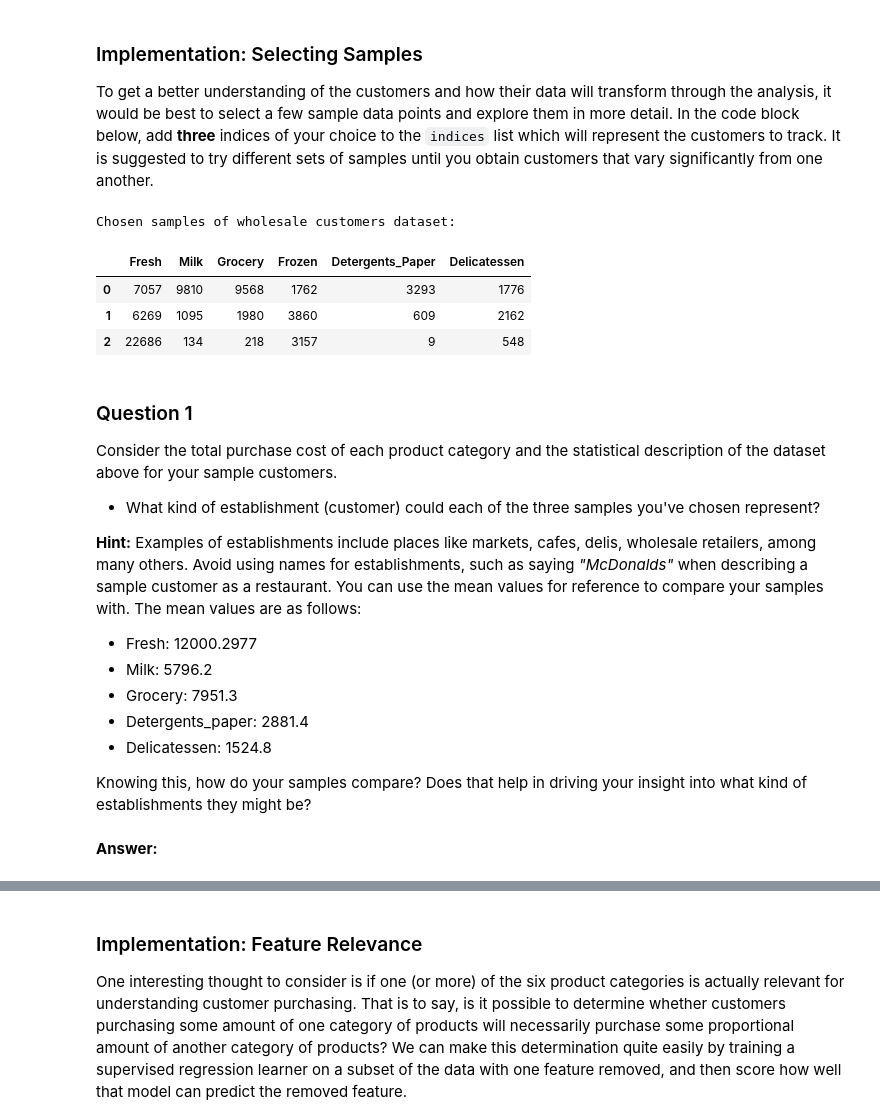
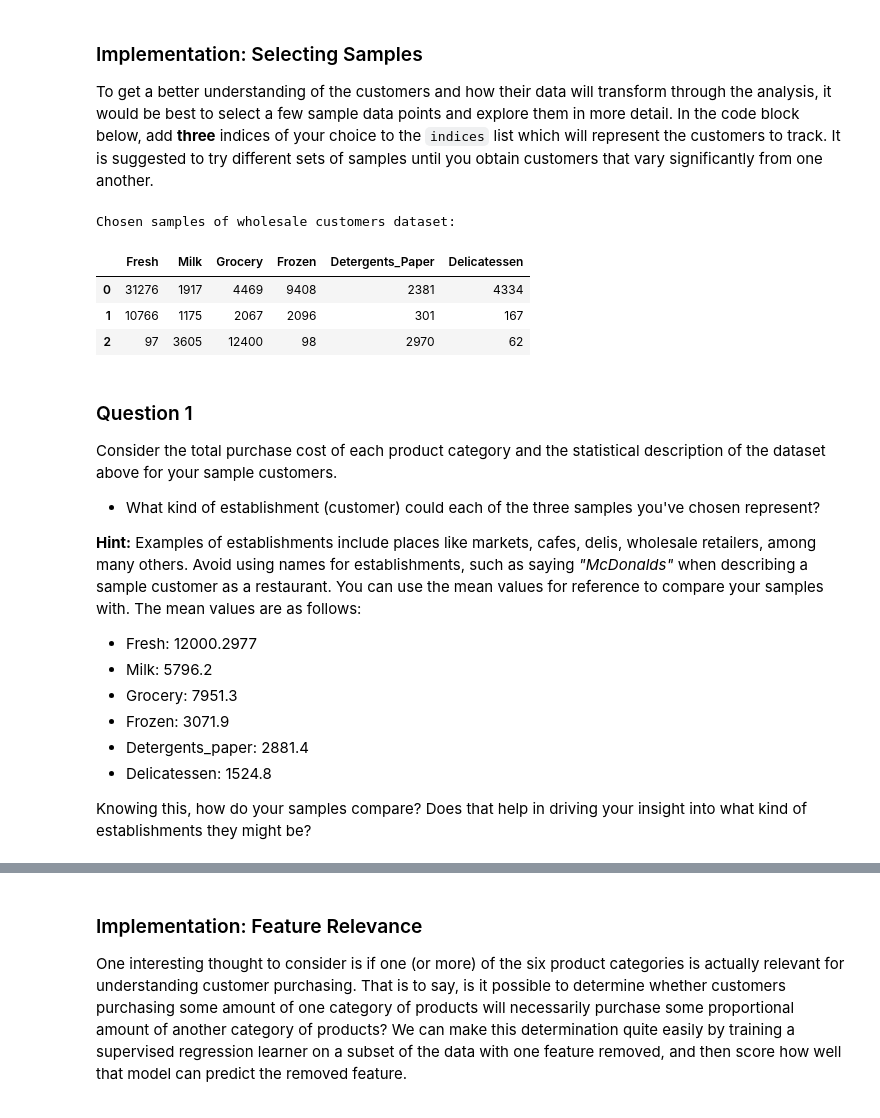
Before and after one commit to robertlizatovic/ml_nanodegree, a Jupyter notebook: customer_segments/customer_segments.ipynb, the cells around one changed output, grey strips where cells are left out. Drawn from its saved outputs; the diff is of its cells as text; code cells hidden in the pictures.

```diff
--- a/customer_segments/customer_segments.ipynb
+++ b/customer_segments/customer_segments.ipynb
@@ -60,18 +60,18 @@ display(data.describe())
 To get a better understanding of the customers and how their data will transform through the analysis, it would be best to select a few sample data points and explore them in more detail. In the code block below, add **three** indices of your choice to the `indices` list which will represent the customers to track. It is suggested to try different sets of samples until you obtain customers that vary significantly from one another.
 # %%
 # TODO: Select three indices of your choice you wish to sample from the dataset
-indices = [1, 50, 356]
+indices = [22, 78, 412]
 
 # Create a DataFrame of the chosen samples
 samples = pd.DataFrame(data.loc[indices], columns = data.keys()).reset_index(drop = True)
 print("Chosen samples of wholesale customers dataset:")
 display(samples)
 # %% [output]
 Chosen samples of wholesale customers dataset:
 |  | Fresh | Milk | Grocery | Frozen | Detergents_Paper | Delicatessen |
-| 0 | 7057 | 9810 | 9568 | 1762 | 3293 | 1776 |
-| 1 | 6269 | 1095 | 1980 | 3860 | 609 | 2162 |
-| 2 | 22686 | 134 | 218 | 3157 | 9 | 548 |
+| 0 | 31276 | 1917 | 4469 | 9408 | 2381 | 4334 |
+| 1 | 10766 | 1175 | 2067 | 2096 | 301 | 167 |
+| 2 | 97 | 3605 | 12400 | 98 | 2970 | 62 |
 # %% [markdown]
 ### Question 1
 Consider the total purchase cost of each product category and the statistical description of the dataset above for your sample customers.
@@ -83,9 +83,8 @@ Consider the total purchase cost of each product category and the statistical de
 * Fresh: 12000.2977
 * Milk: 5796.2
 * Grocery: 7951.3
+* Frozen: 3071.9
 * Detergents_paper: 2881.4
 * Delicatessen: 1524.8
 
 Knowing this, how do your samples compare? Does that help in driving your insight into what kind of establishments they might be?
-# %% [markdown]
-**Answer:**
```
Also changed, not shown: parts of 14 cells of this notebook.
